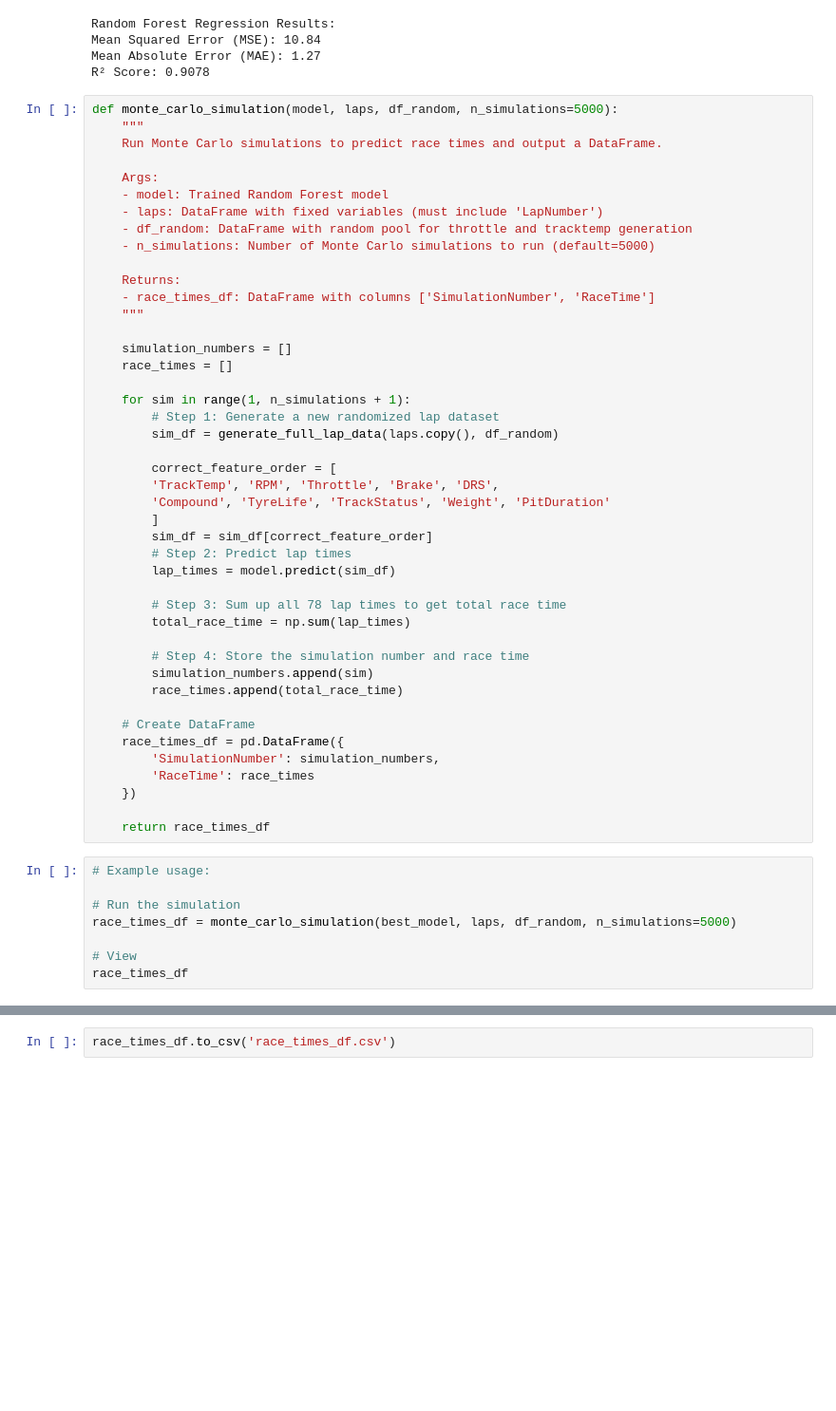
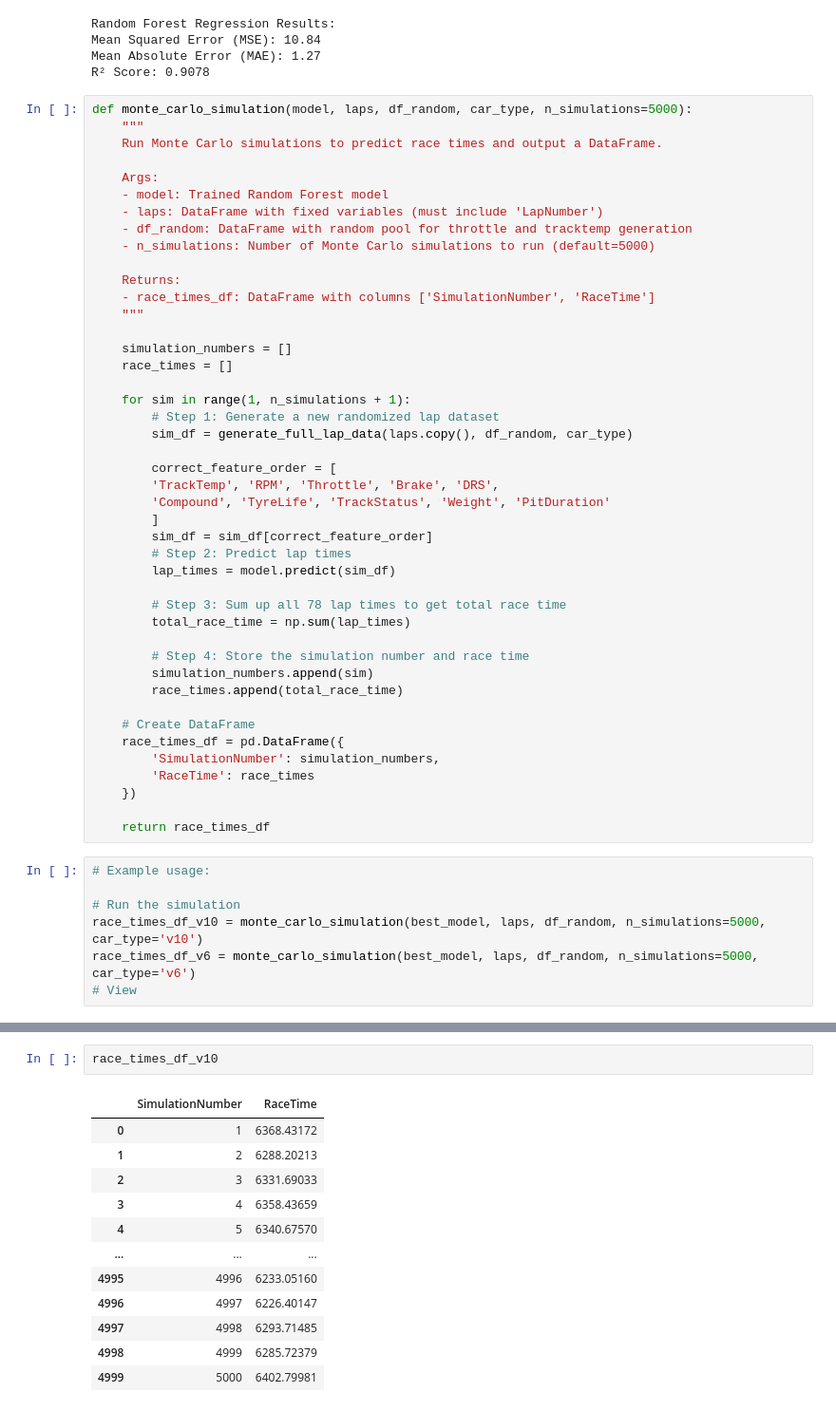
Before and after one commit to JigyashuSaravta/2025Spring_Final_F1, a Jupyter notebook: Fastf1/mc_sim.ipynb, the cells around one changed output, grey strips where cells are left out. Shown at 95% size. Drawn from its saved outputs; the diff is of its cells as text; blank space fills up the shorter version.

```diff
--- a/Fastf1/mc_sim.ipynb
+++ b/Fastf1/mc_sim.ipynb
@@ -602,7 +620,7 @@ Mean Squared Error (MSE): 10.84
 Mean Absolute Error (MAE): 1.27
 R² Score: 0.9078
 # %%
-def monte_carlo_simulation(model, laps, df_random, n_simulations=5000):
+def monte_carlo_simulation(model, laps, df_random, car_type, n_simulations=5000):
     """
     Run Monte Carlo simulations to predict race times and output a DataFrame.
 
@@ -621,7 +639,7 @@ def monte_carlo_simulation(model, laps, df_random, n_simulations=5000):
 
     for sim in range(1, n_simulations + 1):
         # Step 1: Generate a new randomized lap dataset
-        sim_df = generate_full_lap_data(laps.copy(), df_random)
+        sim_df = generate_full_lap_data(laps.copy(), df_random, car_type)
 
         correct_feature_order = [
         'TrackTemp', 'RPM', 'Throttle', 'Brake', 'DRS',
@@ -649,7 +667,6 @@ def monte_carlo_simulation(model, laps, df_random, n_simulations=5000):
 # Example usage:
 
 # Run the simulation
-race_times_df = monte_carlo_simulation(best_model, laps, df_random, n_simulations=5000)
-
+race_times_df_v10 = monte_carlo_simulation(best_model, laps, df_random, n_simulations=5000, car_type='v10')
+race_times_df_v6 = monte_carlo_simulation(best_model, laps, df_random, n_simulations=5000, car_type='v6')
 # View
-race_times_df
@@ -670,2 +673,15 @@ race_times_df
 # %%
-race_times_df.to_csv('race_times_df.csv')
+race_times_df_v10
+# %% [output]
+|  | SimulationNumber | RaceTime |
+| 0 | 1 | 6368.43172 |
+| 1 | 2 | 6288.20213 |
+| 2 | 3 | 6331.69033 |
+| 3 | 4 | 6358.43659 |
+| 4 | 5 | 6340.67570 |
+| ... | ... | ... |
+| 4995 | 4996 | 6233.05160 |
+| 4996 | 4997 | 6226.40147 |
+| 4997 | 4998 | 6293.71485 |
+| 4998 | 4999 | 6285.72379 |
+| 4999 | 5000 | 6402.79981 |
```
Also changed, not shown: parts of 12 cells of this notebook, 2 other files.
